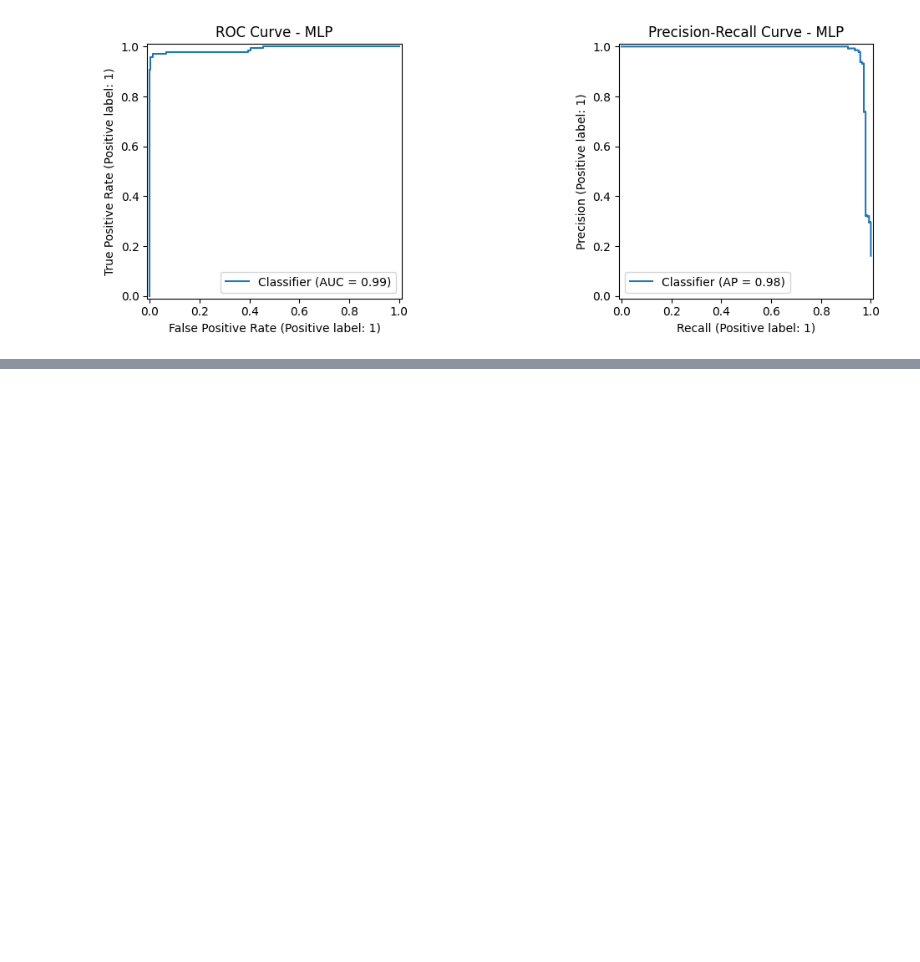
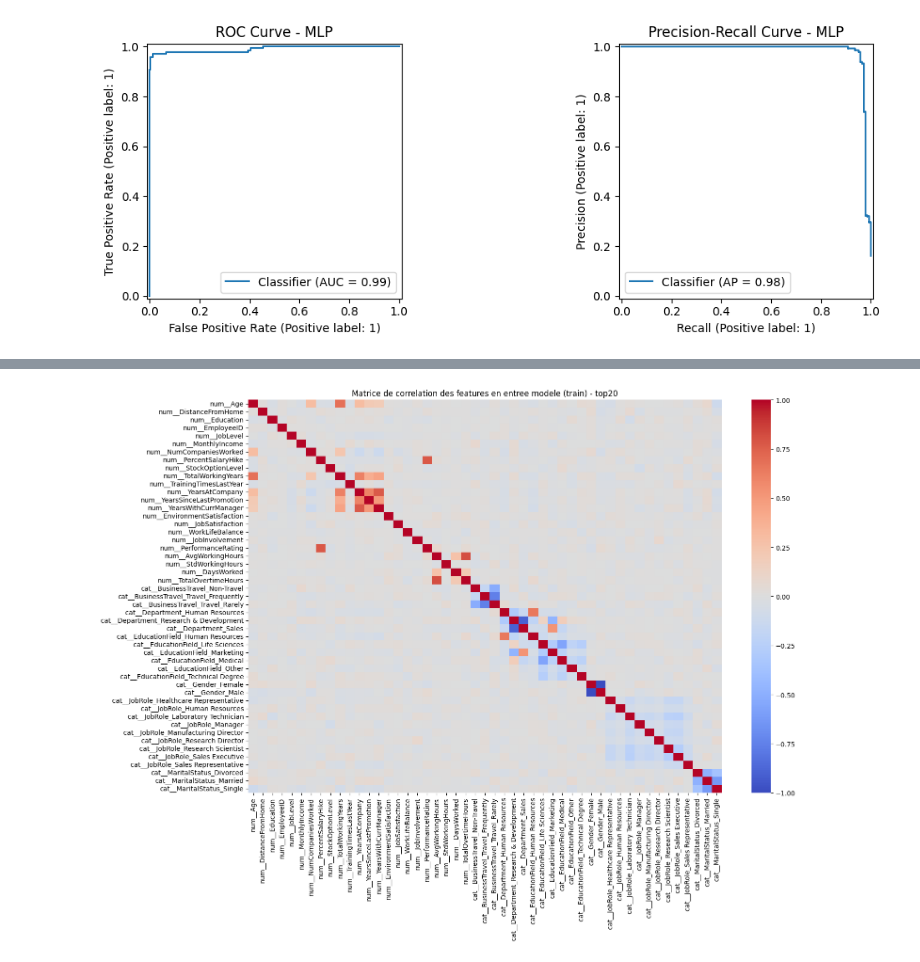
Before and after one commit to Sylv111/cesi-IA, a Jupyter notebook: Programme/pipeline_finaldf_lr.ipynb, the cells around one changed output, grey strips where cells are left out. Cells and saved outputs as stored; diff of their text form; code cells hidden in the pictures; blank space fills up the shorter version.

```diff
--- a/Programme/pipeline_finaldf_lr.ipynb
+++ b/Programme/pipeline_finaldf_lr.ipynb
@@ -536,0 +612,18 @@ plt.show()
+# %%
+# ============================================
+# 11) Matrice de correlation des colonnes donnees a l'IA (iteration top20)
+# ============================================
+feature_names = full_pipeline.get_feature_names_out()
+
+X_train_dense = X_train_prepared.toarray() if hasattr(X_train_prepared, "toarray") else X_train_prepared
+X_train_prepared_df = pd.DataFrame(X_train_dense, columns=feature_names, index=X_train.index)
+
+corr_matrix = X_train_prepared_df.corr()
+
+plt.figure(figsize=(16, 12))
+sns.heatmap(corr_matrix, cmap="coolwarm", center=0)
+plt.title("Matrice de correlation des features en entree modele (train) - top20")
+plt.tight_layout()
+plt.show()
+# %% [output]
+[figure, added]
```
Also changed, not shown: parts of 20 cells of this notebook.
